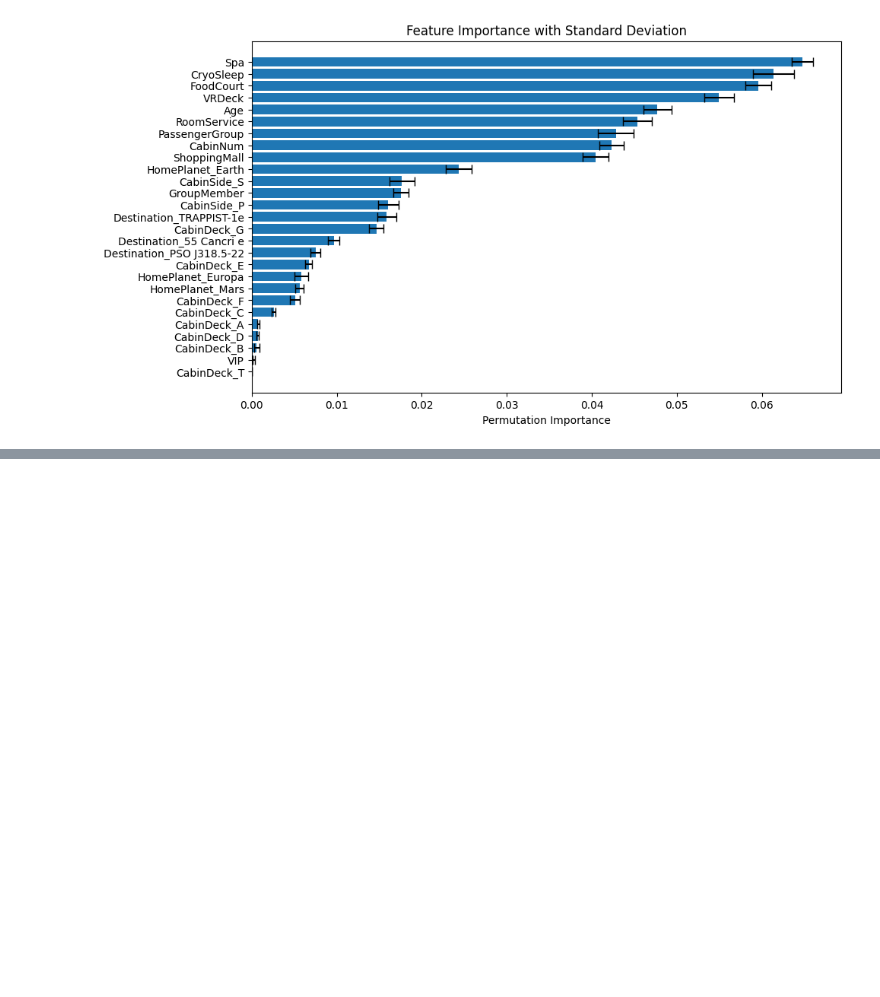
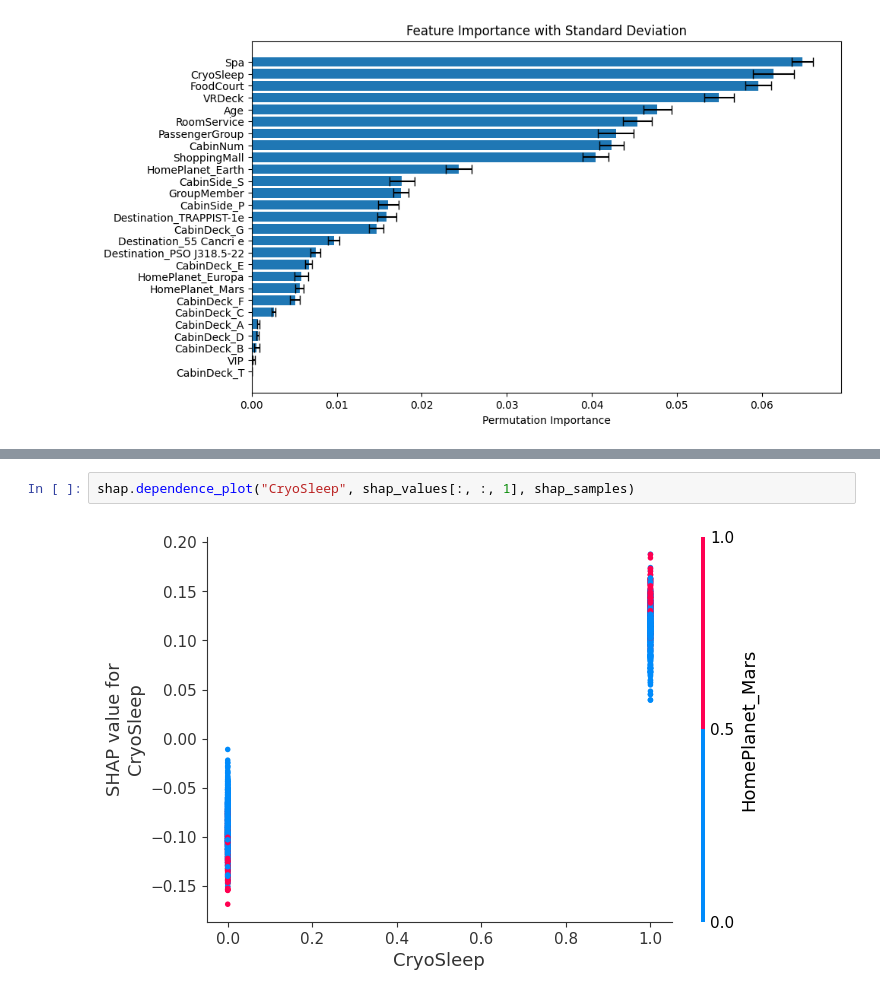
Before and after one commit to leropo00/ml_digital_art, a Jupyter notebook: notebooks/tabular/kaggle_spaceship_titanic/eda_0002_spaceship_titanic_feature_importance_after_eda_0001.ipynb, the cells around one changed output, grey strips where cells are left out. Saved outputs shown, nothing was run; the diff lists cells and outputs as text; blank space fills up the shorter version.

```diff
--- a/notebooks/tabular/kaggle_spaceship_titanic/eda_0002_spaceship_titanic_feature_importance_after_eda_0001.ipynb
+++ b/notebooks/tabular/kaggle_spaceship_titanic/eda_0002_spaceship_titanic_feature_importance_after_eda_0001.ipynb
@@ -174,0 +241,4 @@ plt.show()
+# %%
+shap.dependence_plot("CryoSleep", shap_values[:, :, 1], shap_samples)
+# %% [output]
+[figure, added]
```
Also changed, not shown: parts of 29 cells of this notebook, 1 other file.
